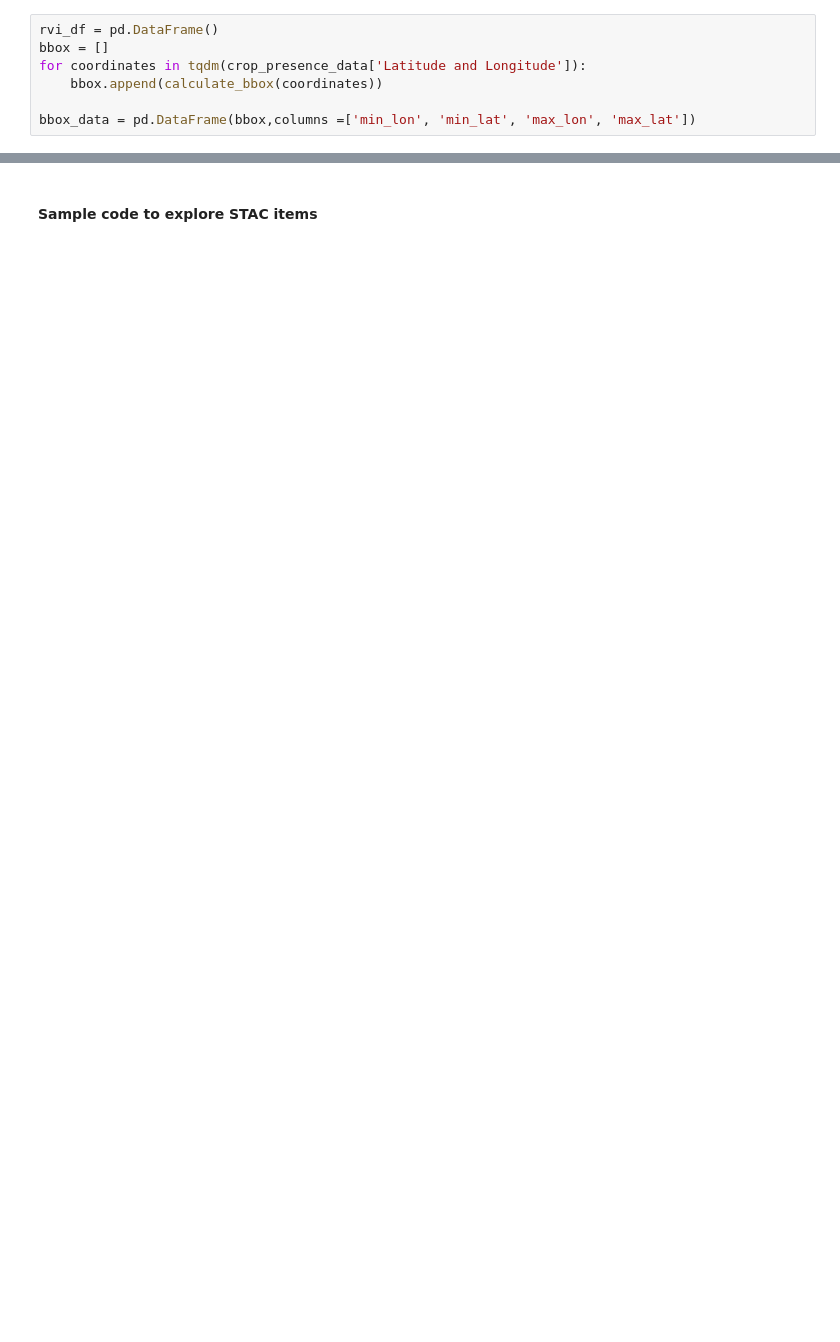
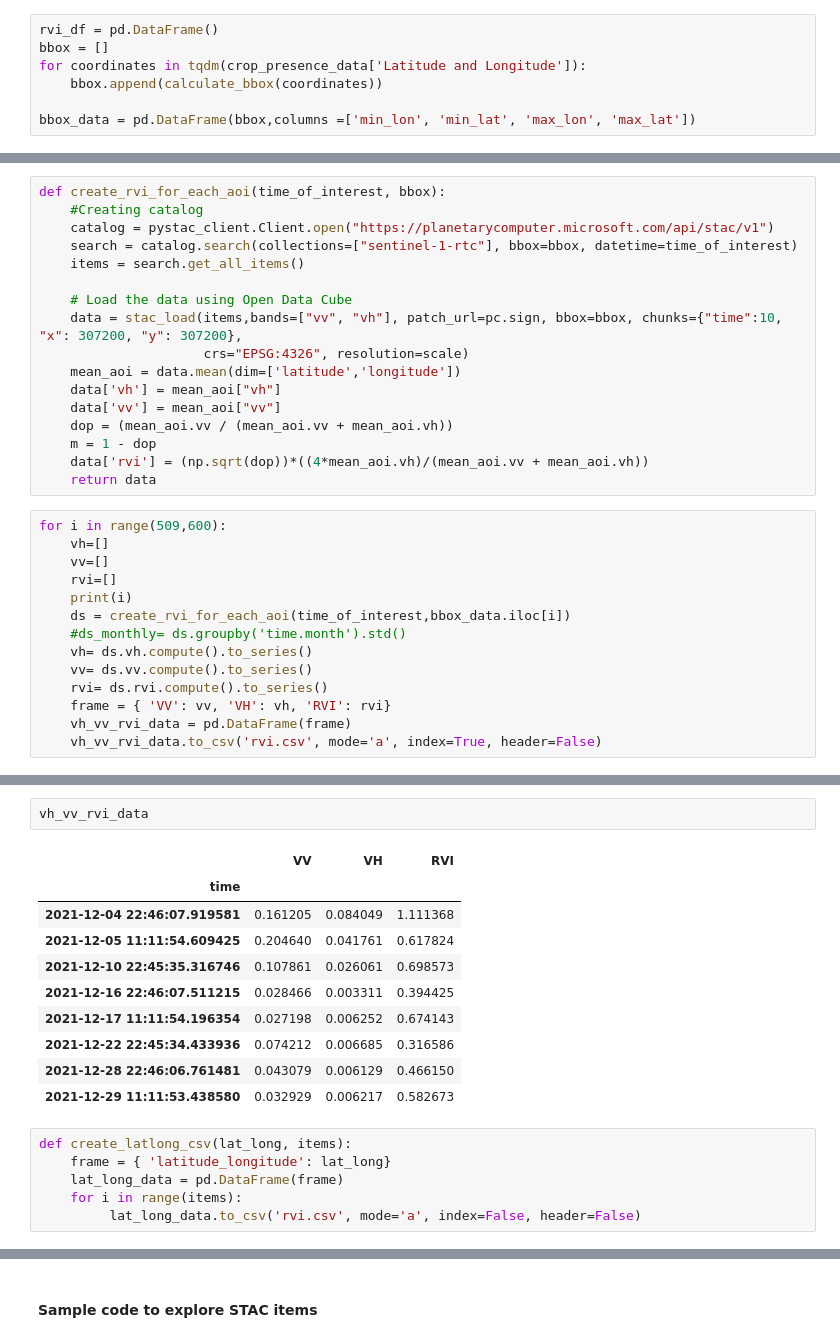
Before and after one commit to subasthapa1/EYChallenge, a Jupyter notebook: Sentinel1-Final.ipynb, the cells around one changed output, grey strips where cells are left out. Drawn from its saved outputs; the diff is of its cells as text; blank space fills up the shorter version.

Commit message:
Updated sentinel1 and 2

```diff
--- a/Sentinel1-Final.ipynb
+++ b/Sentinel1-Final.ipynb
@@ -90,0 +120,31 @@ bbox_data = pd.DataFrame(bbox,columns =['min_lon', 'min_lat', 'max_lon', 'max_la
+# %%
+def create_rvi_for_each_aoi(time_of_interest, bbox):
+    #Creating catalog
+    catalog = pystac_client.Client.open("https://planetarycomputer.microsoft.com/api/stac/v1")
+    search = catalog.search(collections=["sentinel-1-rtc"], bbox=bbox, datetime=time_of_interest)
+    items = search.get_all_items()
+
+    # Load the data using Open Data Cube
+    data = stac_load(items,bands=["vv", "vh"], patch_url=pc.sign, bbox=bbox, chunks={"time":10, "x": 307200, "y": 307200},
+                     crs="EPSG:4326", resolution=scale)
+    mean_aoi = data.mean(dim=['latitude','longitude'])
+    data['vh'] = mean_aoi["vh"]
+    data['vv'] = mean_aoi["vv"]
+    dop = (mean_aoi.vv / (mean_aoi.vv + mean_aoi.vh))
+    m = 1 - dop
+    data['rvi'] = (np.sqrt(dop))*((4*mean_aoi.vh)/(mean_aoi.vv + mean_aoi.vh))
+    return data
+# %%
+for i in range(509,600):
+    vh=[]
+    vv=[]
+    rvi=[]
+    print(i)
+    ds = create_rvi_for_each_aoi(time_of_interest,bbox_data.iloc[i])
+    #ds_monthly= ds.groupby('time.month').std()
+    vh= ds.vh.compute().to_series()
+    vv= ds.vv.compute().to_series()
+    rvi= ds.rvi.compute().to_series()
+    frame = { 'VV': vv, 'VH': vh, 'RVI': rvi}
+    vh_vv_rvi_data = pd.DataFrame(frame)
+    vh_vv_rvi_data.to_csv('rvi.csv', mode='a', index=True, header=False)
@@ -90,0 +169,19 @@ bbox_data = pd.DataFrame(bbox,columns =['min_lon', 'min_lat', 'max_lon', 'max_la
+# %%
+vh_vv_rvi_data
+# %% [output]
+|  | VV | VH | RVI |
+| time |  |  |  |
+| 2021-12-04 22:46:07.919581 | 0.161205 | 0.084049 | 1.111368 |
+| 2021-12-05 11:11:54.609425 | 0.204640 | 0.041761 | 0.617824 |
+| 2021-12-10 22:45:35.316746 | 0.107861 | 0.026061 | 0.698573 |
+| 2021-12-16 22:46:07.511215 | 0.028466 | 0.003311 | 0.394425 |
+| 2021-12-17 11:11:54.196354 | 0.027198 | 0.006252 | 0.674143 |
+| 2021-12-22 22:45:34.433936 | 0.074212 | 0.006685 | 0.316586 |
+| 2021-12-28 22:46:06.761481 | 0.043079 | 0.006129 | 0.466150 |
+| 2021-12-29 11:11:53.438580 | 0.032929 | 0.006217 | 0.582673 |
+# %%
+def create_latlong_csv(lat_long, items):
+    frame = { 'latitude_longitude': lat_long}
+    lat_long_data = pd.DataFrame(frame)
+    for i in range(items):
+         lat_long_data.to_csv('rvi.csv', mode='a', index=False, header=False)
```
Also changed, not shown: parts of 65 cells of this notebook, 1 other file.
